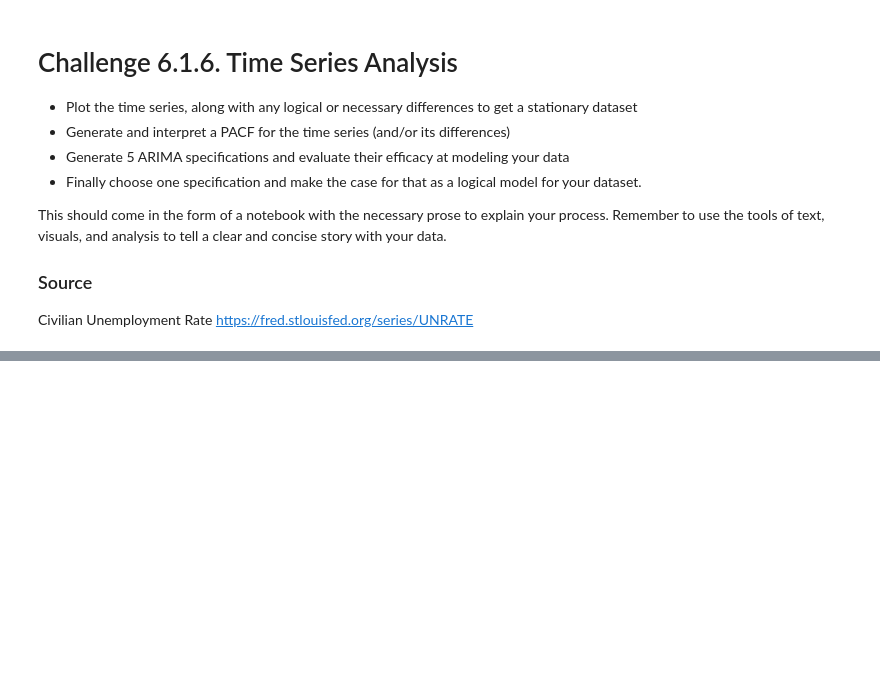
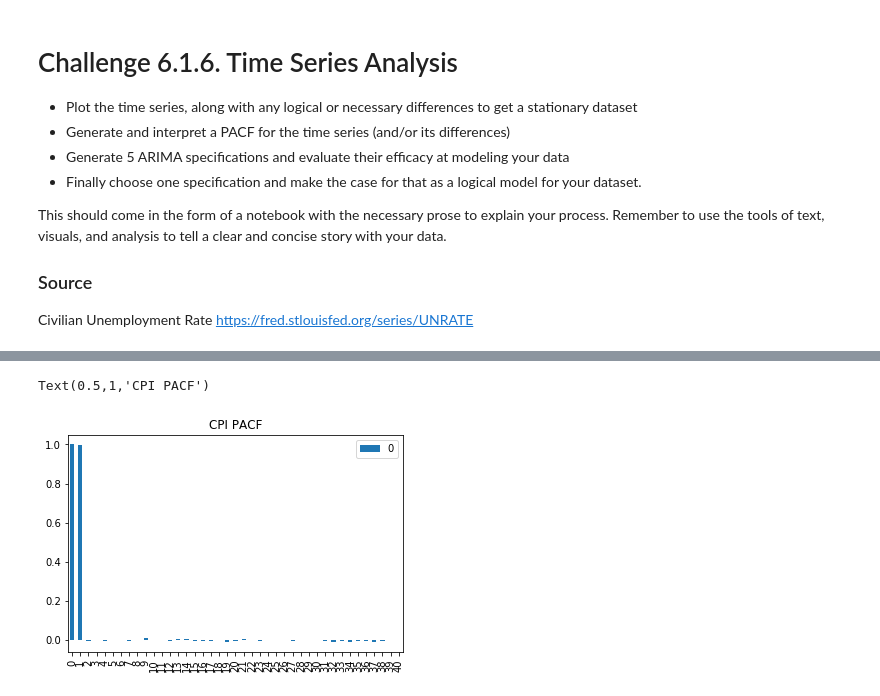
Before and after one commit to mhuh22/Thinkful, a Jupyter notebook: Bootcamp/Unit 6/Lesson 1- Time Series/Challenge 6.1.6. Time Series Analysis - CPI.ipynb, the cells around one changed output, grey strips where cells are left out. Cells and saved outputs as stored; diff of their text form; code cells hidden in the pictures; blank space fills up the shorter version.

```diff
--- a/Bootcamp/Unit 6/Lesson 1- Time Series/Challenge 6.1.6. Time Series Analysis - CPI.ipynb
+++ b/Bootcamp/Unit 6/Lesson 1- Time Series/Challenge 6.1.6. Time Series Analysis - CPI.ipynb
@@ -66,6 +68,9 @@ plt.show()
 # %%
 from statsmodels.tsa.stattools import pacf
-x_acf = pd.DataFrame(pacf(employ_data.unemployment_rate))
+x_acf = pd.DataFrame(pacf(data.CPI))
 x_acf.plot(kind='bar')
-plt.title("Unemployment PACF")
+plt.title("CPI PACF")
+# %% [output]
+Text(0.5,1,'CPI PACF')
+[figure, added]
 # %%
```
Also changed, not shown: parts of 18 cells of this notebook.
